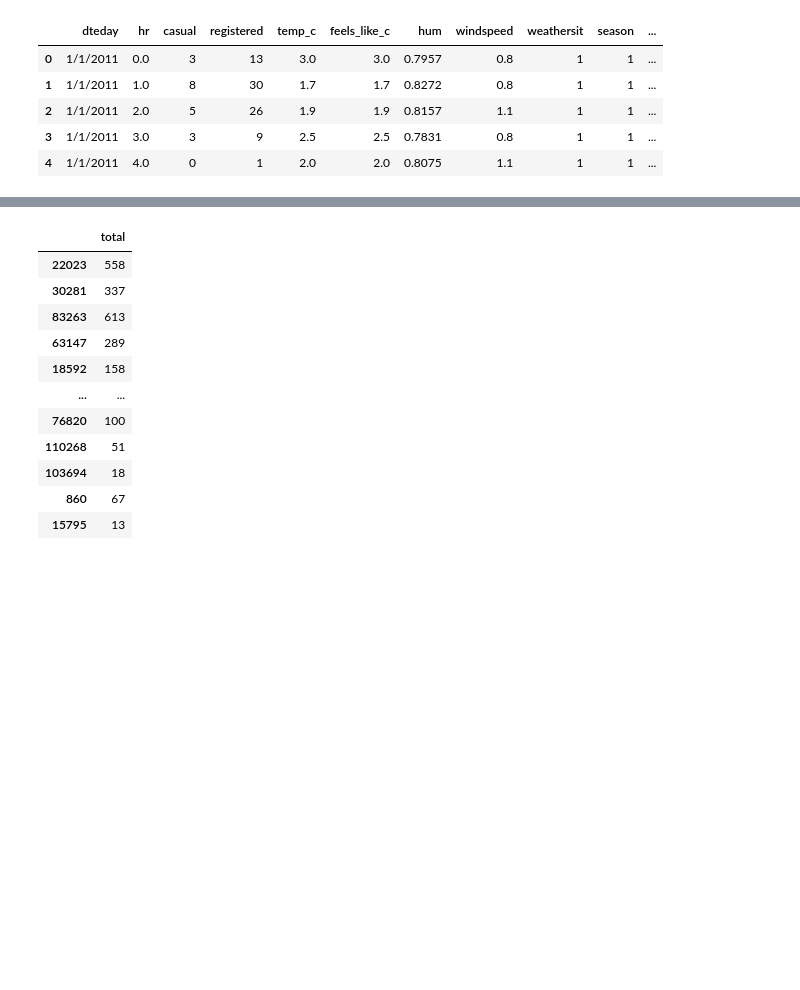
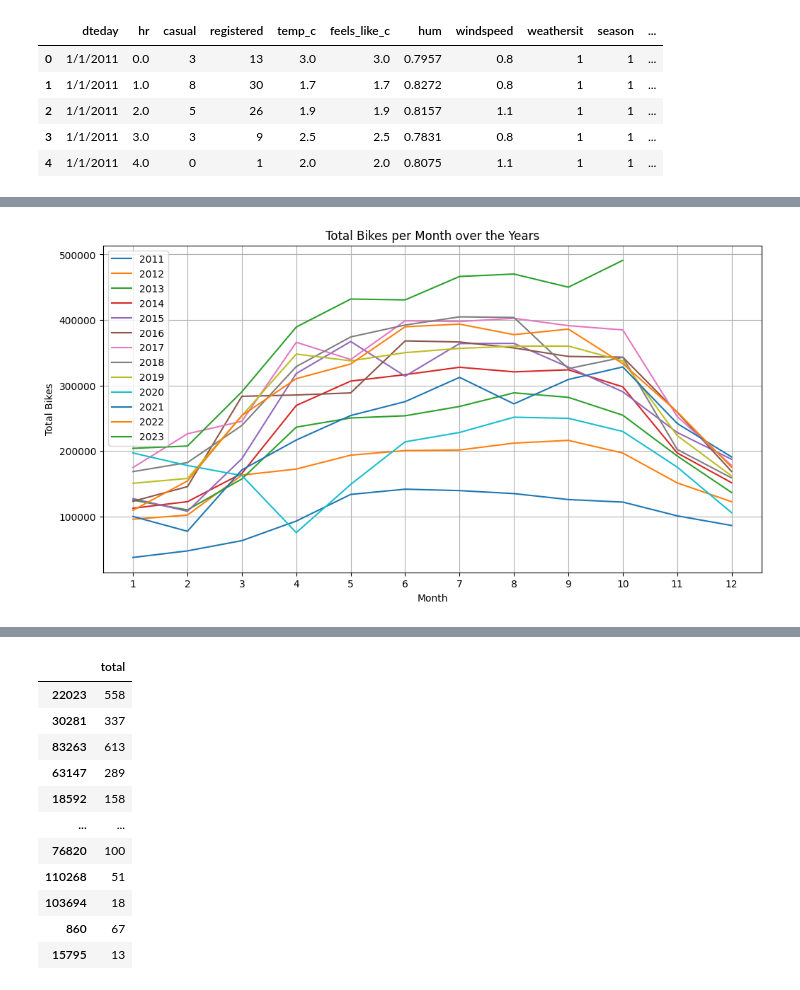
Before and after one commit to levi-wj/bike_case_study, a Jupyter notebook: notebooks/starter_bikes_Josh.ipynb, the cells around one changed output, grey strips where cells are left out. Drawn from its saved outputs; the diff is of its cells as text; code cells hidden in the pictures; blank space fills up the shorter version.

```diff
--- a/notebooks/starter_bikes_Josh.ipynb
+++ b/notebooks/starter_bikes_Josh.ipynb
@@ -79,0 +93,21 @@ bikes
+# %%
+# prompt: make a graph with total bikes over the months and years
+
+# Group the data by year and month, and sum the 'cnt' column
+bikes_by_month = bikes.groupby(['year', 'month'])['total'].sum().reset_index()
+
+# Create the plot
+plt.figure(figsize=(12, 6))
+for year in bikes_by_month['year'].unique():
+    year_data = bikes_by_month[bikes_by_month['year'] == year]
+    plt.plot(year_data['month'], year_data['total'], label=str(year))
+
+plt.xlabel('Month')
+plt.ylabel('Total Bikes')
+plt.title('Total Bikes per Month over the Years')
+plt.xticks(range(1, 13))  # Ensure all months are shown on the x-axis
+plt.legend()
+plt.grid(True)
+plt.show()
+# %% [output]
+[figure, added]
```
Also changed, not shown: parts of 19 cells of this notebook.
